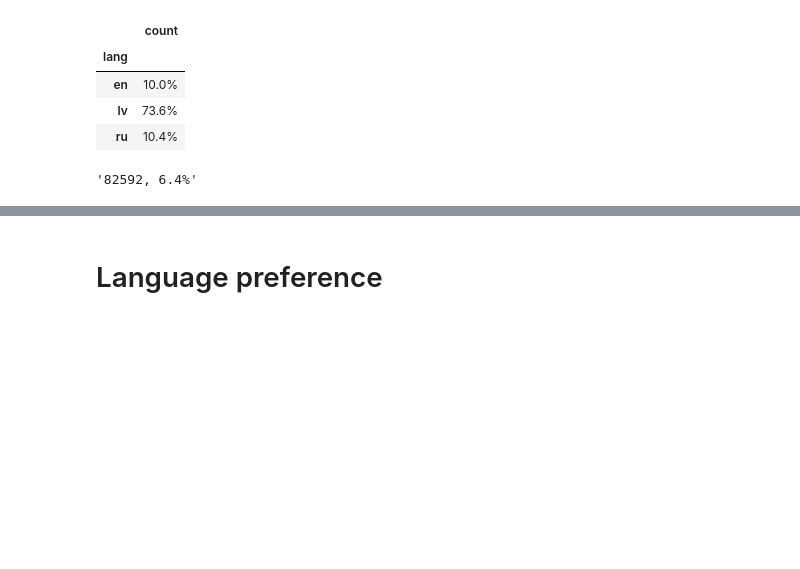
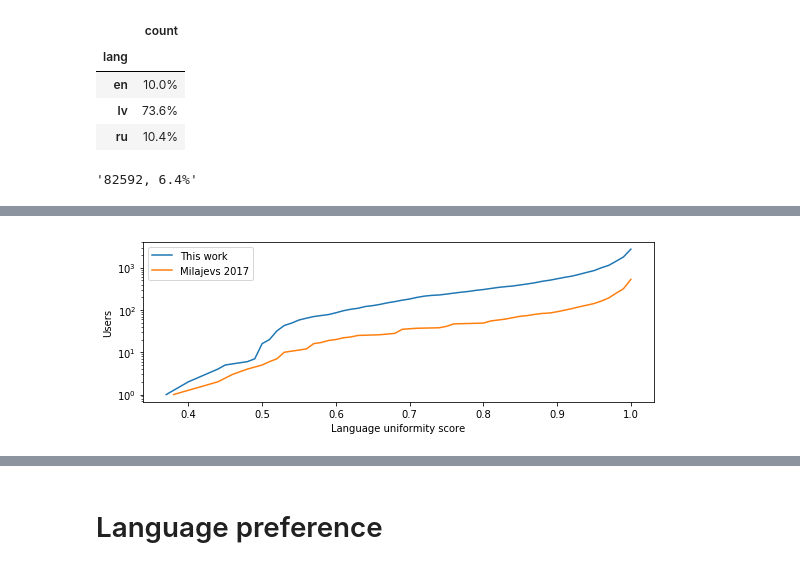
Before and after one commit to dimazest/2018-lv2, a Jupyter notebook: supplement/notebook.ipynb, the cells around one changed output, grey strips where cells are left out. Drawn from its saved outputs; the diff is of its cells as text; code cells hidden in the pictures; blank space fills up the shorter version.

```diff
--- a/supplement/notebook.ipynb
+++ b/supplement/notebook.ipynb
@@ -159,3 +189,27 @@ _.figure.savefig('rehydrated_tweets_lang_usage.pdf')
+# %%
+_ = pd.read_csv(
+    'milajevs-bucc17-screen_names-languages.csv',
+    index_col='Screen name',
+    usecols=['Screen name', 'Latvian', 'Russian', 'English'],
+).fillna(0).astype(int)
+
+_.columns = ['lv', 'ru', 'en']
+
+bucc17_uniformity_score = (_[['lv', 'ru', 'en']].max(axis=1) / _[['lv', 'ru', 'en']].sum(axis=1)).round(2)
+# %%
+_ = (
+    lang_usage['Language Uniformity Score'].value_counts().sort_index().cumsum().rename('This work')
+    .plot(logx=False, logy=True, figsize=(8, 3), legend=True)
+)
+
+bucc17_uniformity_score.value_counts().sort_index().cumsum().rename('Milajevs 2017').plot(legend=True)
+
+_.set(xlabel='Language uniformity score', ylabel='Users')
+_.figure.tight_layout()
+
+_.figure.savefig('uniformity_score.pdf')
+# %% [output]
+[figure, added]
 # %%
 lang_usage.sort_values('Language Uniformity Score').head()
 # %% [output]
```
Also changed, not shown: parts of 14 cells of this notebook, 12 other files.
